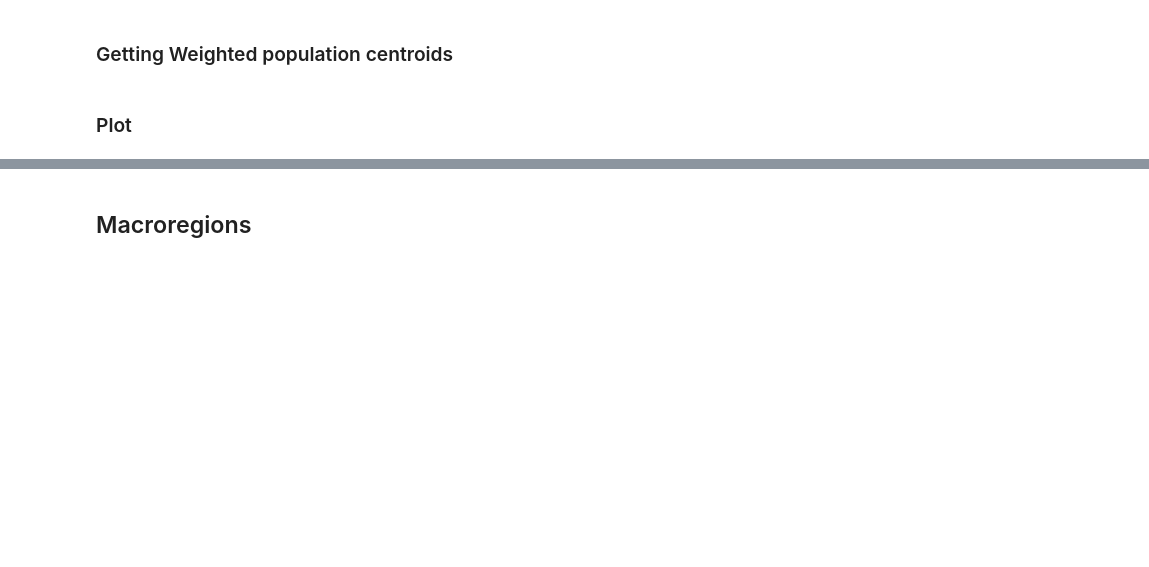
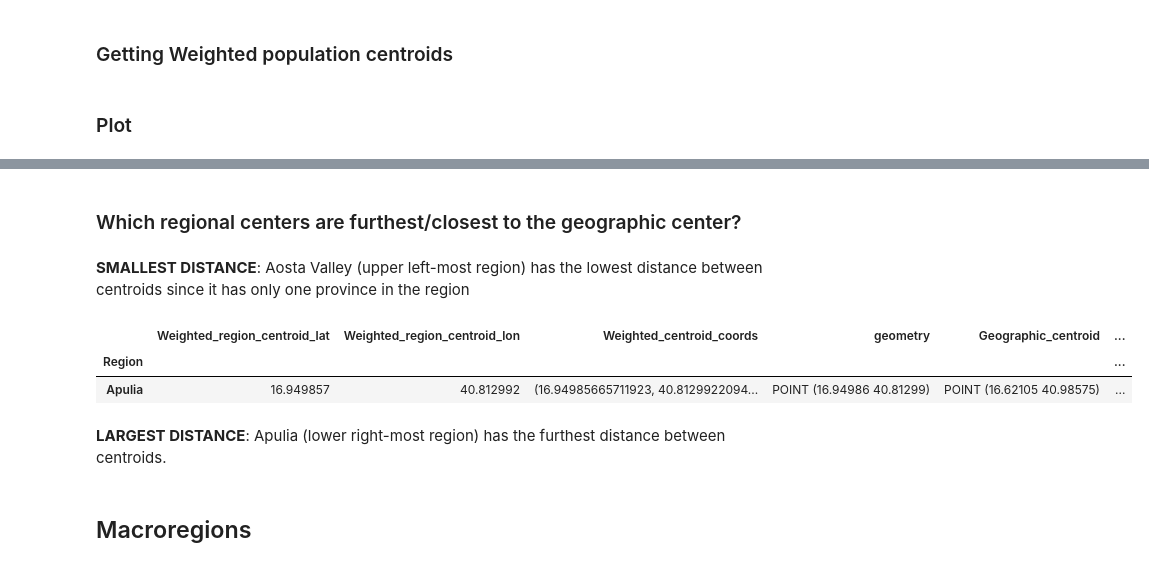
Before and after one commit to gregfeliu/Centroids_of_Italy, a Jupyter notebook: notebooks/3.Plotting_Centroids.ipynb, the cells around one changed output, grey strips where cells are left out. Saved outputs shown, nothing was run; the diff lists cells and outputs as text; code cells hidden in the pictures; blank space fills up the shorter version.

```diff
--- a/notebooks/3.Plotting_Centroids.ipynb
+++ b/notebooks/3.Plotting_Centroids.ipynb
@@ -77,3 +78,20 @@ gplt.polyplot(region_gemoetries, facecolor='white', edgecolor='grey', ax=ax12, f
+# %% [markdown]
+### Which regional centers are furthest/closest to the geographic center?
+# %% [markdown]
+**SMALLEST DISTANCE**: Aosta Valley (upper left-most region) has the lowest distance between centroids since it has only one province in the region
+# %%
+# finding largest distance
+region_pop_weighted_gdf['Geographic_centroid'] = region_geo_centroids.geometry
+region_pop_weighted_gdf['Distance_bn_centroids'] = region_pop_weighted_gdf.geometry.distance(
+    region_pop_weighted_gdf['Geographic_centroid'])
+max_distance = region_pop_weighted_gdf['Distance_bn_centroids'].max()
+region_pop_weighted_gdf[region_pop_weighted_gdf['Distance_bn_centroids'] == max_distance]
+# %% [output]
+|  | Weighted_region_centroid_lat | Weighted_region_centroid_lon | Weighted_centroid_coords | geometry | Geographic_centroid | ... |
+| Region |  |  |  |  |  | ... |
+| Apulia | 16.949857 | 40.812992 | (16.94985665711923, 40.8129922094... | POINT (16.94986 40.81299) | POINT (16.62105 40.98575) | ... |
+# %% [markdown]
+**LARGEST DISTANCE**: Apulia (lower right-most region) has the furthest distance between centroids.
 # %% [markdown]
 ## Macroregions
 # %% [markdown]
```
Also changed, not shown: parts of 6 cells of this notebook.
